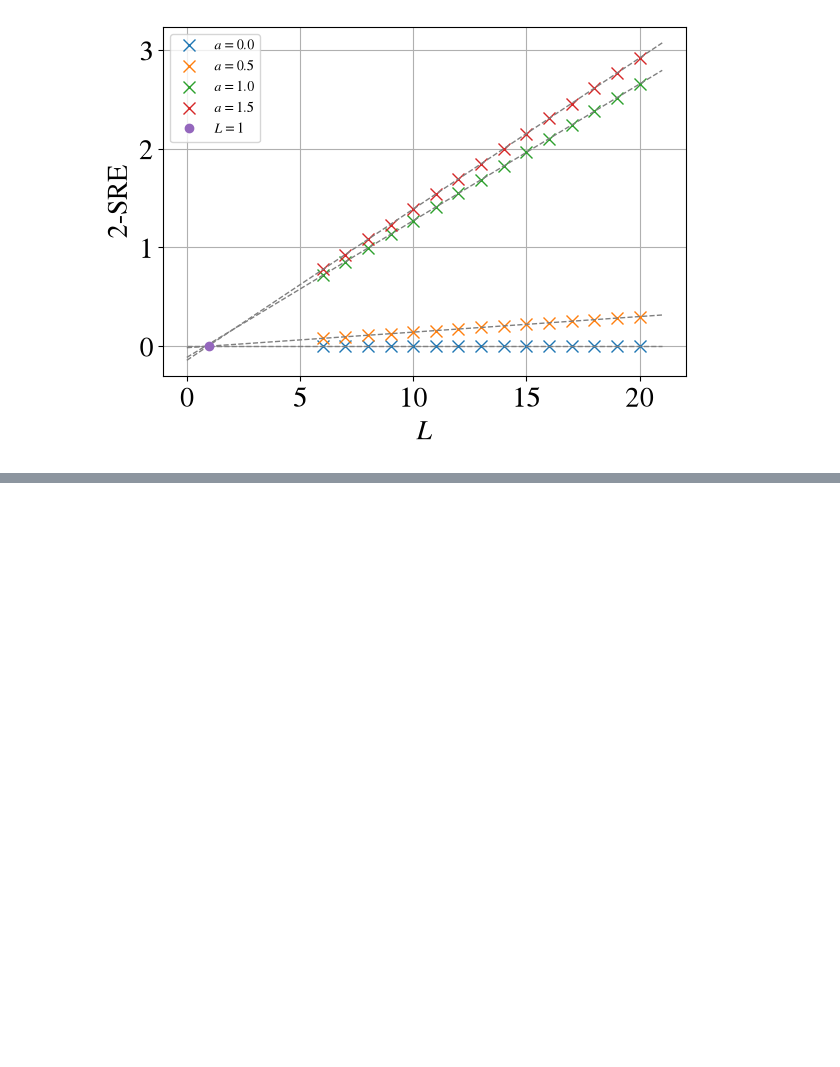
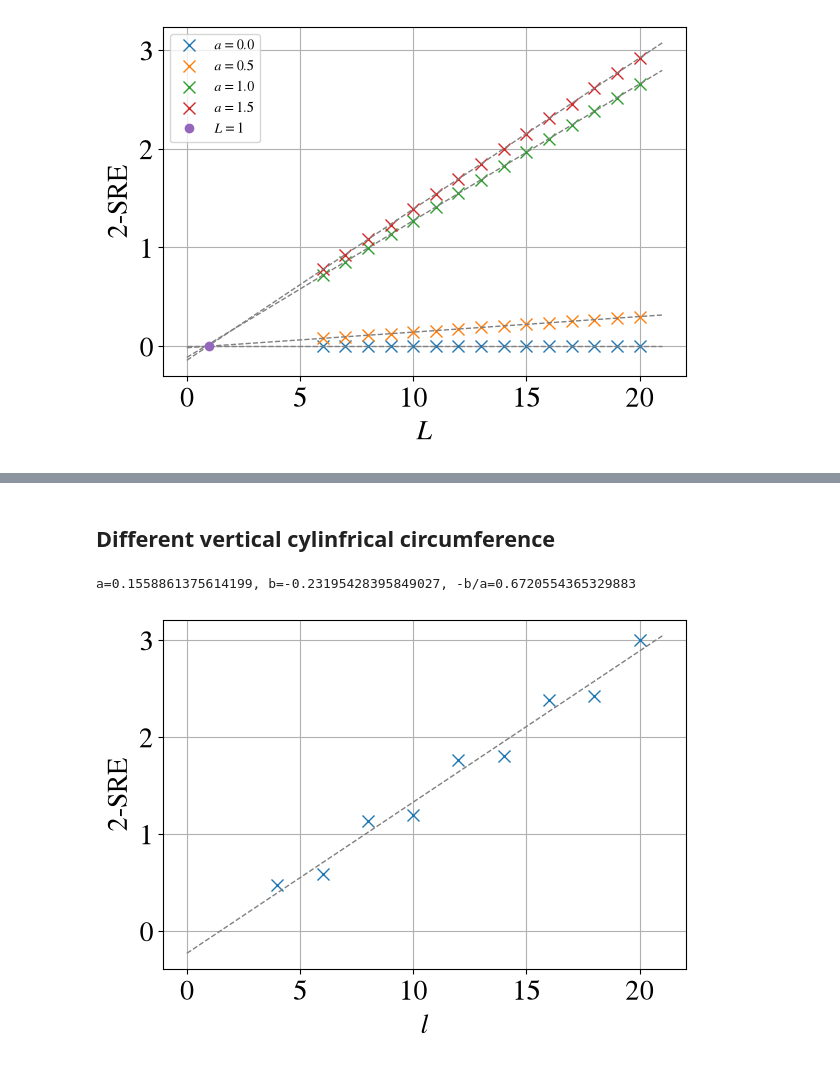
Before and after one commit to WangChenChih/Kitaev-magic, a Jupyter notebook: original-draft/figures/SRE_figures/KitaevDM.ipynb, the cells around one changed output, grey strips where cells are left out. Saved outputs shown, nothing was run; the diff lists cells and outputs as text; code cells hidden in the pictures; blank space fills up the shorter version.

```diff
--- a/original-draft/figures/SRE_figures/KitaevDM.ipynb
+++ b/original-draft/figures/SRE_figures/KitaevDM.ipynb
@@ -964,0 +1073,47 @@ alpha=1.5: a=0.15310716195863872, b=-0.14325540953752802, -b/a=1.068770543834366
+# %% [markdown]
+## Different vertical cylinfrical circumference
+# %%
+import numpy as np
+import matplotlib
+import matplotlib.pyplot as plt
+from SpinModelDM import SpinSystem
+import os
+from scipy.optimize import curve_fit
+
+matplotlib.rcParams['mathtext.fontset'] = 'stix'
+matplotlib.rcParams['font.family'] = 'STIXGeneral'
+plt.rcParams.update({'font.size': 20})
+
+DM = SpinSystem(Jx=1/2, Jy=1/2, Jz=0) # create a module
+
+w_range_init = np.arange(4,21)   # the circumference of the cylinder
+w_range = np.array([n for n in w_range_init if n%2==0])
+curvfit_x_range = np.linspace(0, 21)
+### exact
+index = 0
+entropy_data = np.zeros_like(w_range, dtype=float)
+for l in w_range:
+    DM.width, DM.height = l, 1
+    entropy_data[index] = DM.RDM_2_stab_renyi_entropy(tot_size=[l, 'infty'])
+    index += 1
+
+plt.plot(w_range, entropy_data, 'x', markersize=8)
+
+func_fit = lambda x, a, b: a*x + b
+coe_fit, err = curve_fit(f=func_fit, xdata=w_range, ydata=entropy_data)
+[a_fit, b_fit] = coe_fit
+plt.plot(curvfit_x_range, func_fit(x=curvfit_x_range, a=a_fit, b=b_fit), '--', color='gray', linewidth=1)
+print(f'a={a_fit}, b={b_fit}, -b/a={-a_fit/b_fit}')
+
+plt.xlabel(r'$l$')
+plt.ylabel('2-SRE')
+plt.grid()
+# plt.legend(fontsize='10')
+plt.tight_layout()
+
+# os.makedirs('figures/stab-renyi-entropy', exist_ok=True)
+# plt.savefig(f'figures/stab-renyi-entropy/linear_scaling_a_{a}.pdf', dpi=300)
+# plt.savefig(f'figures/stab-renyi-entropy/mutual_SRE.pdf', dpi=300)
+# %% [output]
+a=0.1558861375614199, b=-0.23195428395849027, -b/a=0.6720554365329883
+[figure, added]
```
Also changed, not shown: parts of 5 cells of this notebook, 4 other files.
